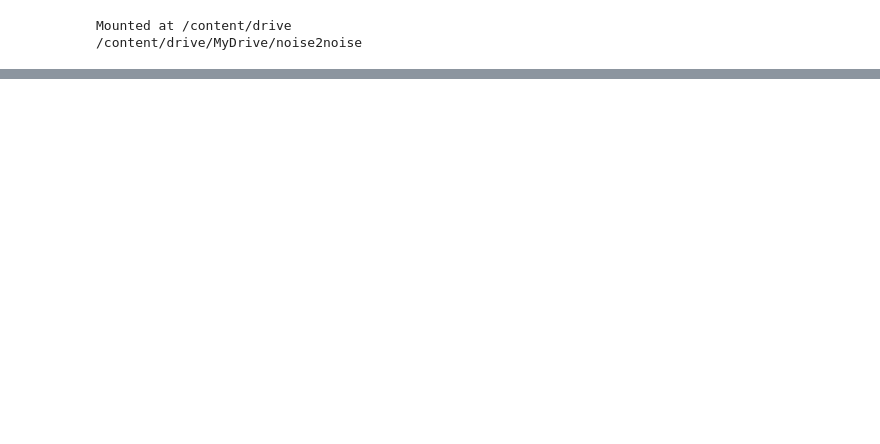
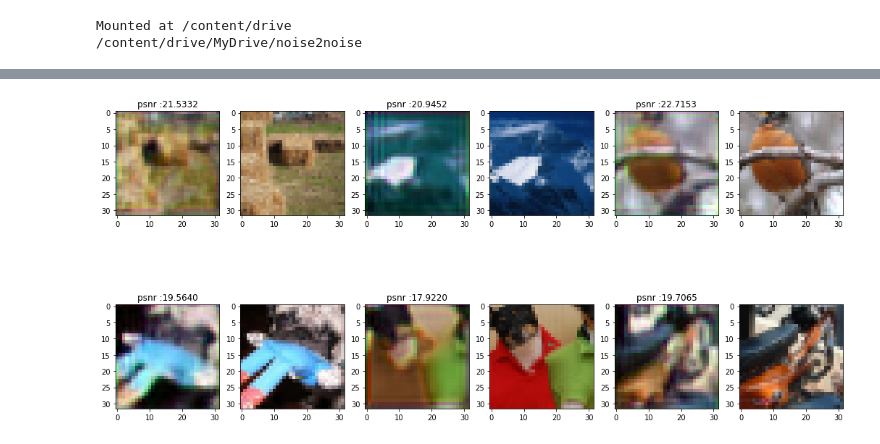
Before and after one commit to thurgarion2/noise2noise, a Jupyter notebook: _architecture_test.ipynb, the cells around one changed output, grey strips where cells are left out. Saved outputs shown, nothing was run; the diff lists cells and outputs as text; code cells hidden in the pictures; blank space fills up the shorter version.

```diff
--- a/_architecture_test.ipynb
+++ b/_architecture_test.ipynb
@@ -125,0 +162,4 @@ plot_psnr_distribution(model, validation)
+# %%
+show_results(model, validation, nb_cols=3, nb_rows=2)
+# %% [output]
+[figure, added]
```
Also changed, not shown: parts of 22 cells of this notebook, 8 other files.
